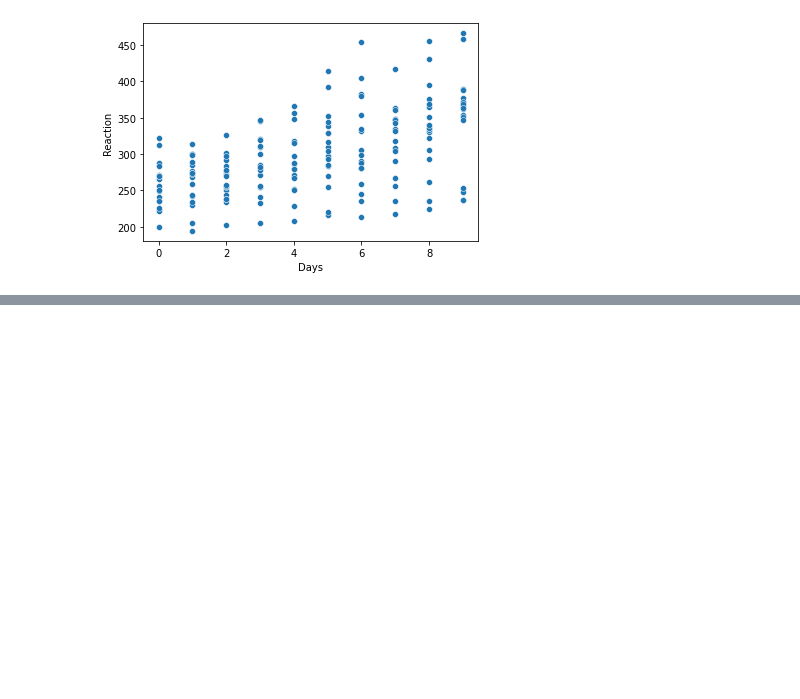
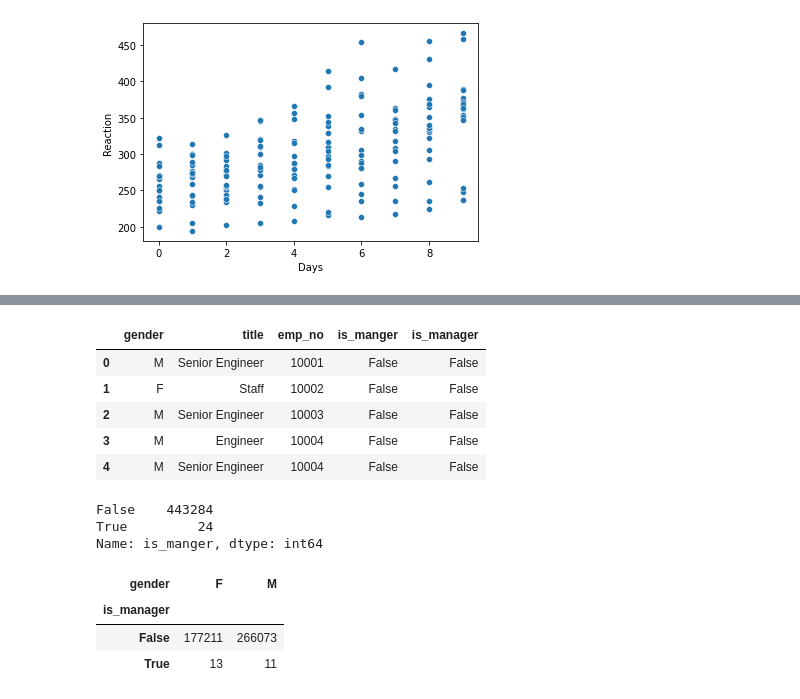
Before and after one commit to Addisalem-Kemal/Statstics_exercisese, a Jupyter notebook: hypothesis_testing.ipynb, the cells around one changed output, grey strips where cells are left out. Cells and saved outputs as stored; diff of their text form; code cells hidden in the pictures; blank space fills up the shorter version.

```diff
--- a/hypothesis_testing.ipynb
+++ b/hypothesis_testing.ipynb
@@ -648,0 +873,7 @@ plt.show()
+# %%
+query = '''select gender, title, emp_no
+            from employees
+            join titles
+            using (emp_no)'''
+df3 = pd.read_sql(query, url)
+df3.head()
@@ -648,0 +887,25 @@ plt.show()
+# %%
+df3['is_manager'] = df3.title == 'Manager'
+# %%
+df3.head()
+# %% [output]
+|  | gender | title | emp_no | is_manger | is_manager |
+| 0 | M | Senior Engineer | 10001 | False | False |
+| 1 | F | Staff | 10002 | False | False |
+| 2 | M | Senior Engineer | 10003 | False | False |
+| 3 | M | Engineer | 10004 | False | False |
+| 4 | M | Senior Engineer | 10004 | False | False |
+# %%
+df3.is_manger.value_counts()
+# %% [output]
+False    443284
+True         24
+Name: is_manger, dtype: int64
+# %%
+observed = pd.crosstab(df3.is_manager, df3.gender)
+observed
+# %% [output]
+| gender | F | M |
+| is_manager |  |  |
+| False | 177211 | 266073 |
+| True | 13 | 11 |
```
Also changed, not shown: parts of 27 cells of this notebook.
